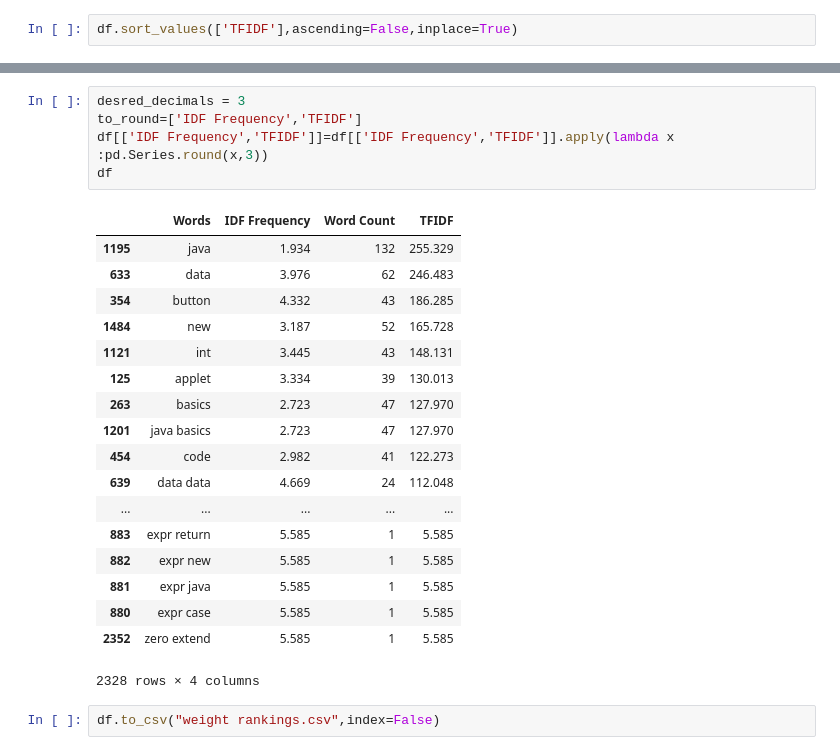
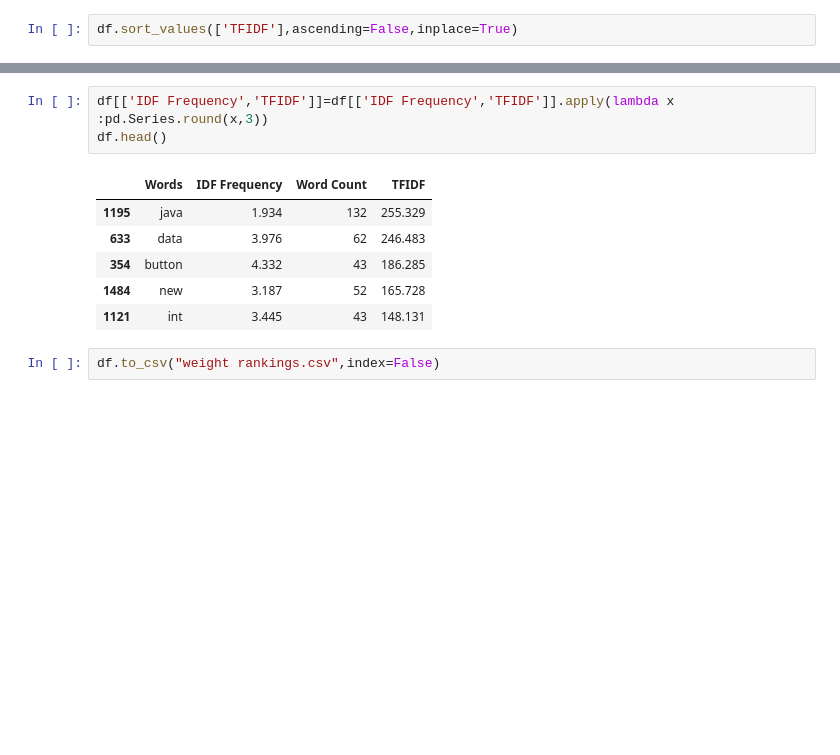
Before and after one commit to tanmaypandey7/Java-e-Book-NLP-Analysis, a Jupyter notebook: Assignment_NLP.ipynb, the cells around one changed output, grey strips where cells are left out. Saved outputs shown, nothing was run; the diff lists cells and outputs as text; blank space fills up the shorter version.

```diff
--- a/Assignment_NLP.ipynb
+++ b/Assignment_NLP.ipynb
@@ -180,27 +155,13 @@ df
 # %%
-desred_decimals = 3
-to_round=['IDF Frequency','TFIDF']
 df[['IDF Frequency','TFIDF']]=df[['IDF Frequency','TFIDF']].apply(lambda x :pd.Series.round(x,3))
-df
+df.head()
 # %% [output]
 |  | Words | IDF Frequency | Word Count | TFIDF |
 | 1195 | java | 1.934 | 132 | 255.329 |
 | 633 | data | 3.976 | 62 | 246.483 |
 | 354 | button | 4.332 | 43 | 186.285 |
 | 1484 | new | 3.187 | 52 | 165.728 |
 | 1121 | int | 3.445 | 43 | 148.131 |
-| 125 | applet | 3.334 | 39 | 130.013 |
-| 263 | basics | 2.723 | 47 | 127.970 |
-| 1201 | java basics | 2.723 | 47 | 127.970 |
-| 454 | code | 2.982 | 41 | 122.273 |
-| 639 | data data | 4.669 | 24 | 112.048 |
-| ... | ... | ... | ... | ... |
-| 883 | expr return | 5.585 | 1 | 5.585 |
-| 882 | expr new | 5.585 | 1 | 5.585 |
-| 881 | expr java | 5.585 | 1 | 5.585 |
-| 880 | expr case | 5.585 | 1 | 5.585 |
-| 2352 | zero extend | 5.585 | 1 | 5.585 |
-2328 rows × 4 columns
 # %%
 df.to_csv("weight rankings.csv",index=False)
 # %%
```
Also changed, not shown: parts of 6 cells of this notebook.
